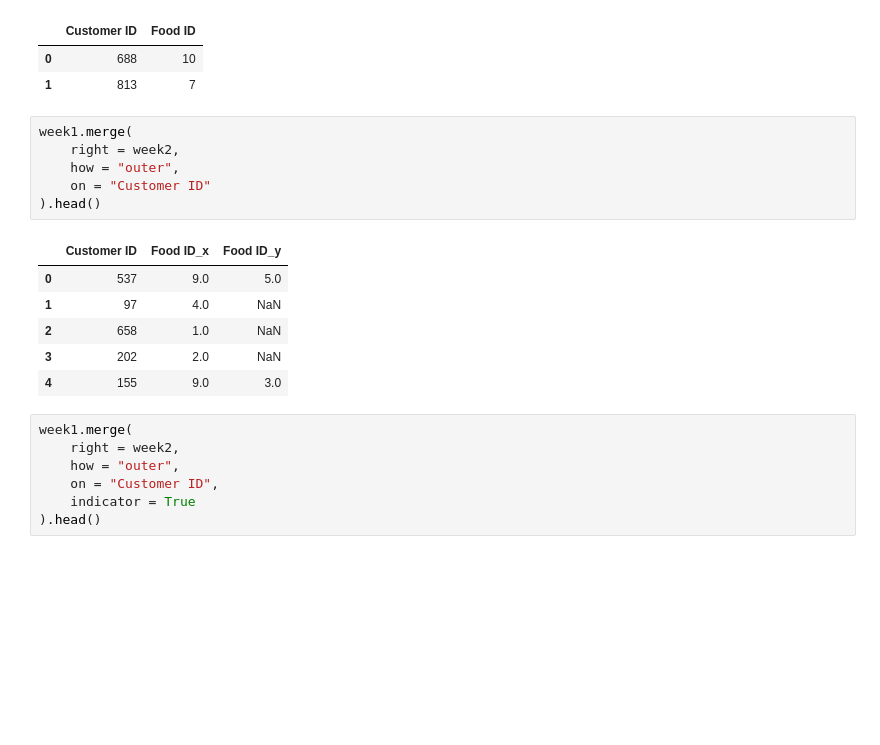
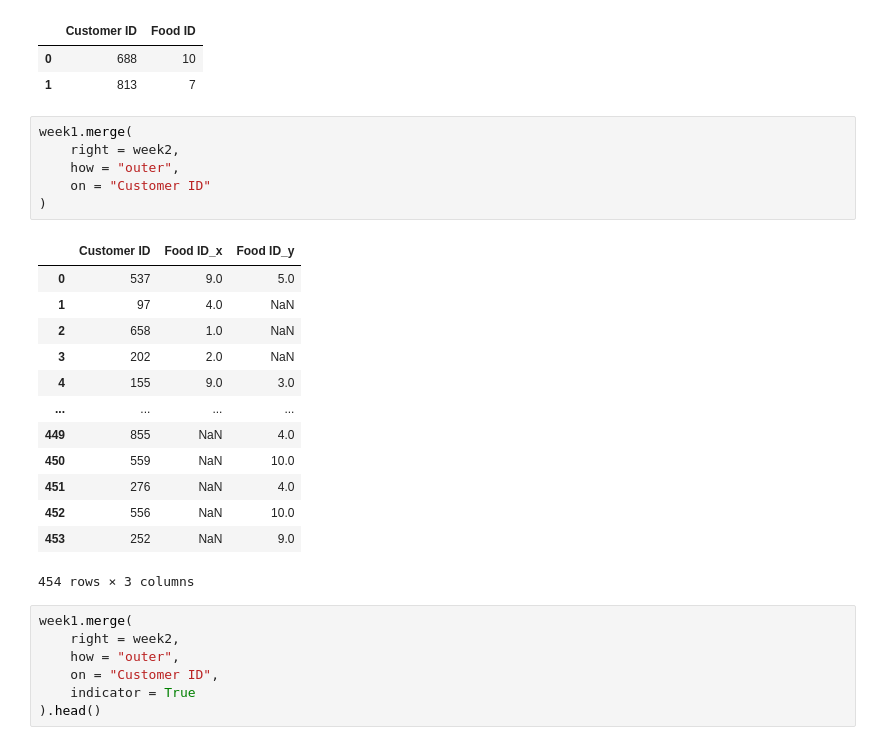
Before and after one commit to paskhaver/odsc-west-2020-getting-started-with-pandas, a Jupyter notebook: Lesson 03 - Aggregating and Joining Datasets.ipynb, the cells around one changed output. Cells and saved outputs as stored; diff of their text form; blank space fills up the shorter version.

```diff
--- a/Lesson 03 - Aggregating and Joining Datasets.ipynb
+++ b/Lesson 03 - Aggregating and Joining Datasets.ipynb
@@ -422,16 +471,23 @@ week2.head(2)
 # %%
 week1.merge(
     right = week2,
     how = "outer",
     on = "Customer ID"
-).head()
+)
 # %% [output]
 |  | Customer ID | Food ID_x | Food ID_y |
 | 0 | 537 | 9.0 | 5.0 |
 | 1 | 97 | 4.0 | NaN |
 | 2 | 658 | 1.0 | NaN |
 | 3 | 202 | 2.0 | NaN |
 | 4 | 155 | 9.0 | 3.0 |
+| ... | ... | ... | ... |
+| 449 | 855 | NaN | 4.0 |
+| 450 | 559 | NaN | 10.0 |
+| 451 | 276 | NaN | 4.0 |
+| 452 | 556 | NaN | 10.0 |
+| 453 | 252 | NaN | 9.0 |
+454 rows × 3 columns
 # %%
 week1.merge(
     right = week2,
```
Also changed, not shown: parts of 38 cells of this notebook, 3 other files.
